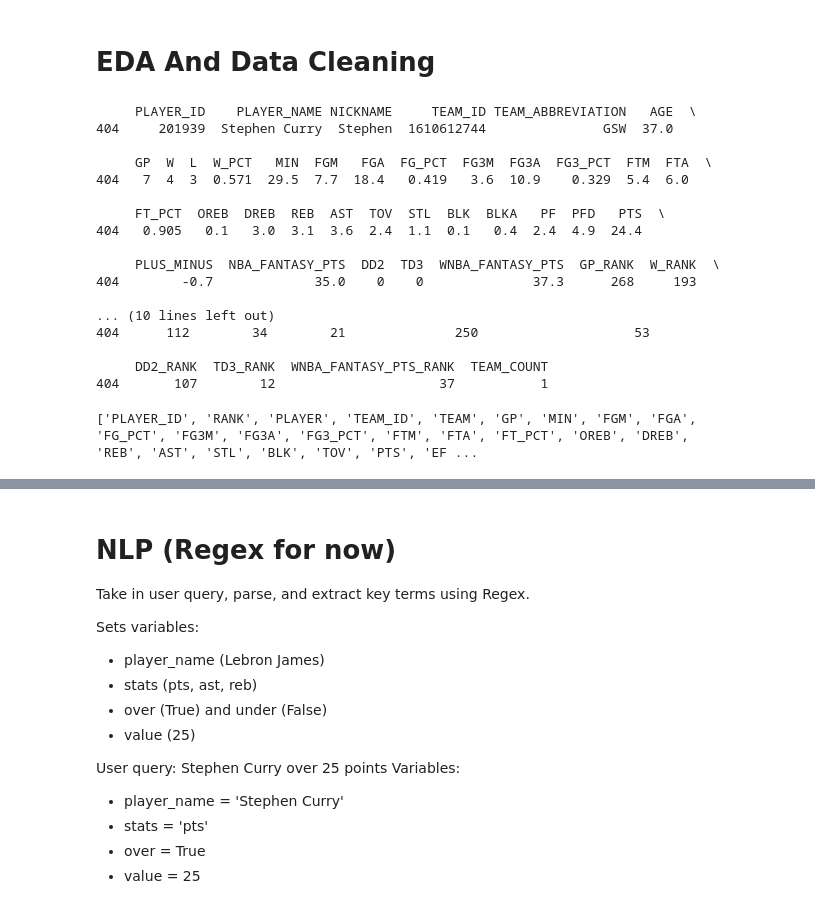
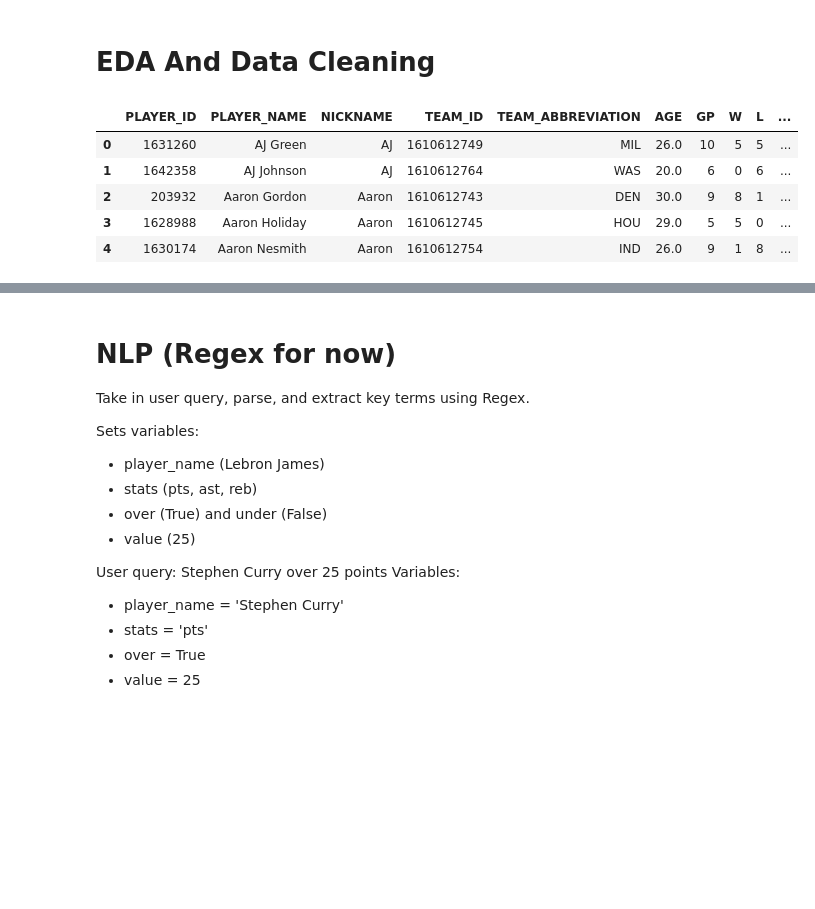
Before and after one commit to IseLei18-code/NBA-picks, a Jupyter notebook: Sihaya.ipynb, the cells around one changed output, grey strips where cells are left out. Cells and saved outputs as stored; diff of their text form; code cells hidden in the pictures; blank space fills up the shorter version.

```diff
--- a/Sihaya.ipynb
+++ b/Sihaya.ipynb
@@ -10,27 +5,0 @@ Demonstration of the model
-# %%
-%pip install -q nba_api
-import pandas as pd
-pd.set_option('display.max_columns', None)
-import re
-import numpy as np
-import time
-import requests
-from nba_api.stats.endpoints import playercareerstats
-from nba_api.stats.endpoints import LeagueDashPlayerStats
-
-player_name = input("Enter Player: ")
-stats = input("Stats:")
-
-ldr = LeagueDashPlayerStats(
-    season='2025-26',
-    season_type_all_star='Regular Season',
-    measure_type_detailed_defense='Base',
-    per_mode_detailed='PerMinute',
-    last_n_games=10
-)
-df = ldr.get_data_frames()[0]
-df.head()
-
-row_index = df['PLAYER_NAME'].equals(player_name)
-print(row_index)
-df.iloc[row_index, 0]
@@ -55,42 +19,24 @@ from nba_api.stats.endpoints import LeagueDashPlayerStats
 test_url = 'https://stats.nba.com/stats/leagueLeaders?LeagueID=00&PerMode=PerGame&Scope=S&Season=2025-26&SeasonType=Regular%20Season&StatCategory=PTS'
 test_perMin_last = 'https://stats.nba.com/stats/leaguedashplayerstats?College=&Conference=&Country=&DateFrom=&DateTo=&Division=&DraftPick=&DraftYear=&GameScope=&GameSegment=&Height=&ISTRound=&LastNGames=10&LeagueID=00&Location=&MeasureType=Base&Month=0&OpponentTeamID=0&Outcome=&PORound=0&PaceAdjust=N&PerMode=PerMinute&Period=0&PlayerExperience=&PlayerPosition=&PlusMinus=N&Rank=N&Season=2025-26&SeasonSegment=&SeasonType=Regular%20Season&ShotClockRange=&StarterBench=&TeamID=0&VsConference=&VsDivision=&Weight='
 # %%
-# manipulate url to get datas from NBA Stats Leaders
+# manipulate api request to get datas from NBA Stats Leaders
 
 ldr = LeagueDashPlayerStats(
     season='2025-26',
     season_type_all_star='Regular Season',
     measure_type_detailed_defense='Base',
     per_mode_detailed='PerGame',
     last_n_games=10
 )
 df = ldr.get_data_frames()[0]
 df.head()
 
-curry_rows = df[df['PLAYER_NAME'] == 'Stephen Curry']
-curry_rows
-print(curry_rows)
+#curry_rows = df[df['PLAYER_NAME'] == 'Stephen Curry']
+#print(float(curry_rows['PTS'].iloc[0]))
 # %% [output]
-     PLAYER_ID    PLAYER_NAME NICKNAME     TEAM_ID TEAM_ABBREVIATION   AGE  \
-404     201939  Stephen Curry  Stephen  1610612744               GSW  37.0
-
-     GP  W  L  W_PCT   MIN  FGM   FGA  FG_PCT  FG3M  FG3A  FG3_PCT  FTM  FTA  \
-404   7  4  3  0.571  29.5  7.7  18.4   0.419   3.6  10.9    0.329  5.4  6.0
-
-     FT_PCT  OREB  DREB  REB  AST  TOV  STL  BLK  BLKA   PF  PFD   PTS  \
-404   0.905   0.1   3.0  3.1  3.6  2.4  1.1  0.1   0.4  2.4  4.9  24.4
-
-     PLUS_MINUS  NBA_FANTASY_PTS  DD2  TD3  WNBA_FANTASY_PTS  GP_RANK  W_RANK  \
-404        -0.7             35.0    0    0              37.3      268     193
-
-... (10 lines left out)
-404      112        34        21              250                    53
-
-     DD2_RANK  TD3_RANK  WNBA_FANTASY_PTS_RANK  TEAM_COUNT
-404       107        12                     37           1
+|  | PLAYER_ID | PLAYER_NAME | NICKNAME | TEAM_ID | TEAM_ABBREVIATION | AGE | GP | W | L | ... |
+| 0 | 1631260 | AJ Green | AJ | 1610612749 | MIL | 26.0 | 10 | 5 | 5 | ... |
+| 1 | 1642358 | AJ Johnson | AJ | 1610612764 | WAS | 20.0 | 6 | 0 | 6 | ... |
+| 2 | 203932 | Aaron Gordon | Aaron | 1610612743 | DEN | 30.0 | 9 | 8 | 1 | ... |
+| 3 | 1628988 | Aaron Holiday | Aaron | 1610612745 | HOU | 29.0 | 5 | 5 | 0 | ... |
+| 4 | 1630174 | Aaron Nesmith | Aaron | 1610612754 | IND | 26.0 | 9 | 1 | 8 | ... |
-# %%
-# print columns:
-stats_col = list(r['resultSet']['headers'])
-print(stats_col)
-# %% [output]
-['PLAYER_ID', 'RANK', 'PLAYER', 'TEAM_ID', 'TEAM', 'GP', 'MIN', 'FGM', 'FGA', 'FG_PCT', 'FG3M', 'FG3A', 'FG3_PCT', 'FTM', 'FTA', 'FT_PCT', 'OREB', 'DREB', 'REB', 'AST', 'STL', 'BLK', 'TOV', 'PTS', 'EF ...
```
Also changed, not shown: parts of 9 cells of this notebook.
